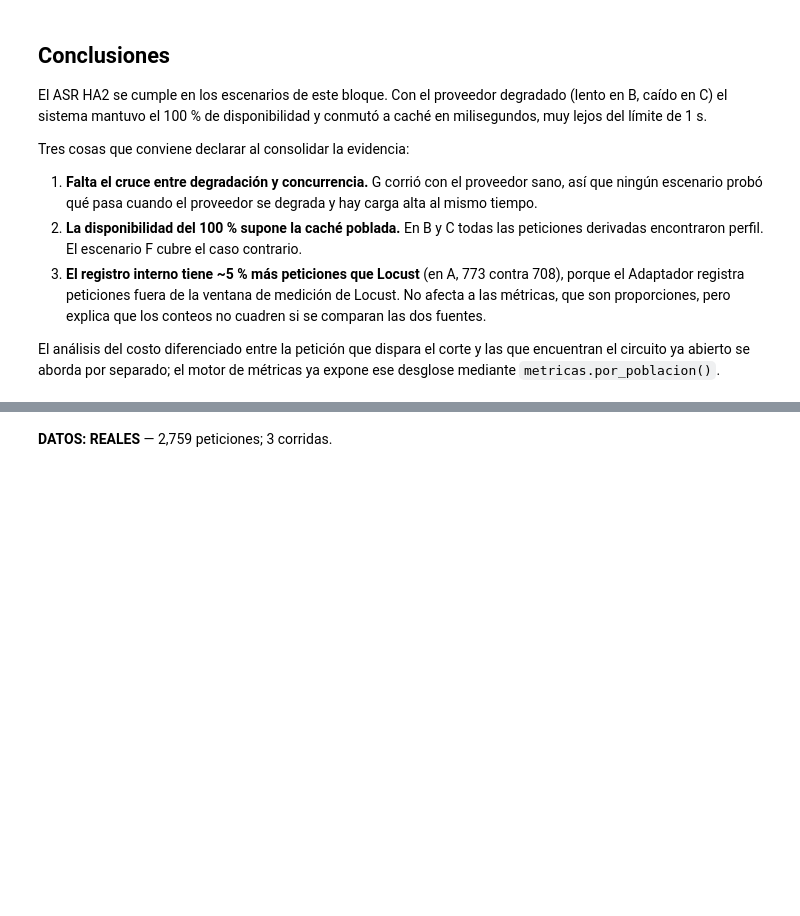
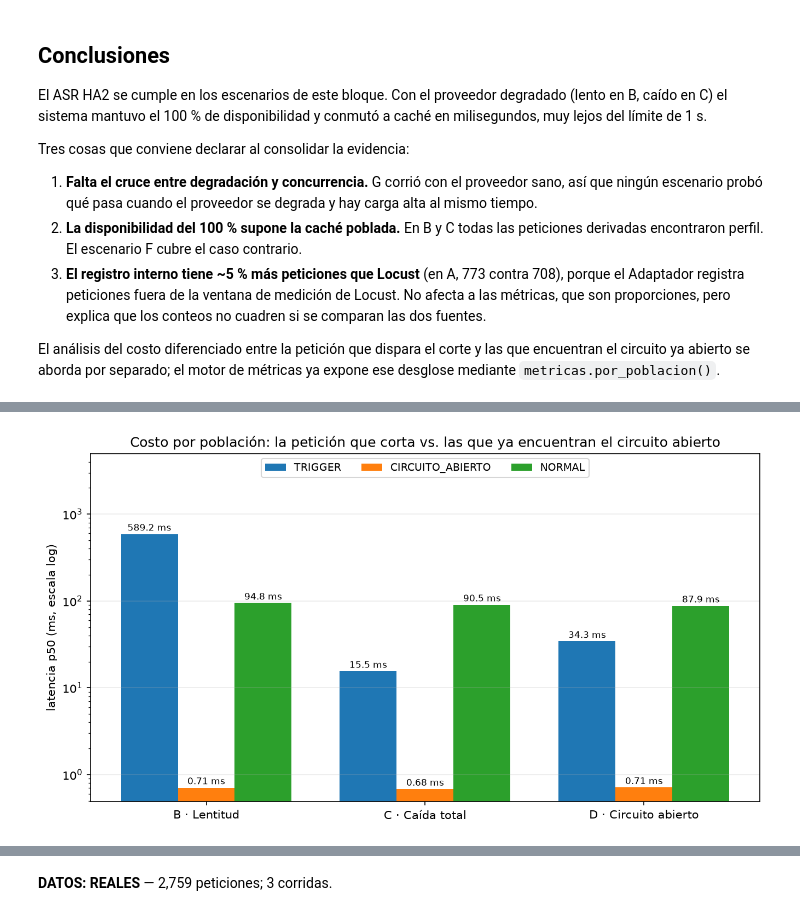
Before and after one commit to Sofiav014/MISW4202-Grupo12-Solventa, a Jupyter notebook: analisis/reportes/reporte_analisis.ipynb, the cells around one changed output, grey strips where cells are left out. Drawn from its saved outputs; the diff is of its cells as text; code cells hidden in the pictures; blank space fills up the shorter version.

```diff
--- a/analisis/reportes/reporte_analisis_abcg.ipynb
+++ b/analisis/reportes/reporte_analisis.ipynb
@@ -204,0 +287,4 @@ El análisis del costo diferenciado entre la petición que dispara el corte y la
+# %%
+display(Image(filename=str(SALIDAS / "latencia_por_poblacion_bcd.png")))
+# %% [output]
+[figure, added]
```
Also changed, not shown: parts of 15 cells of this notebook, 8 other files.
